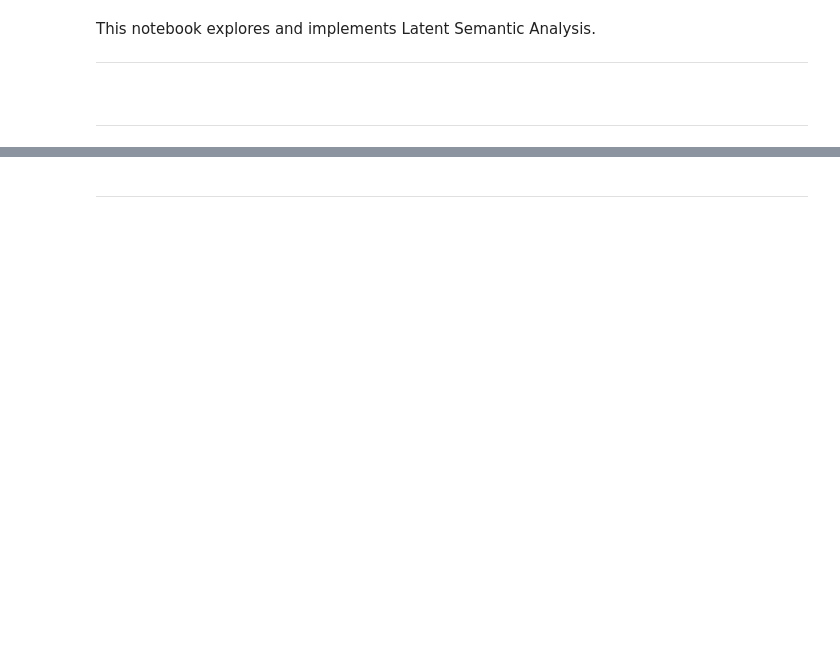
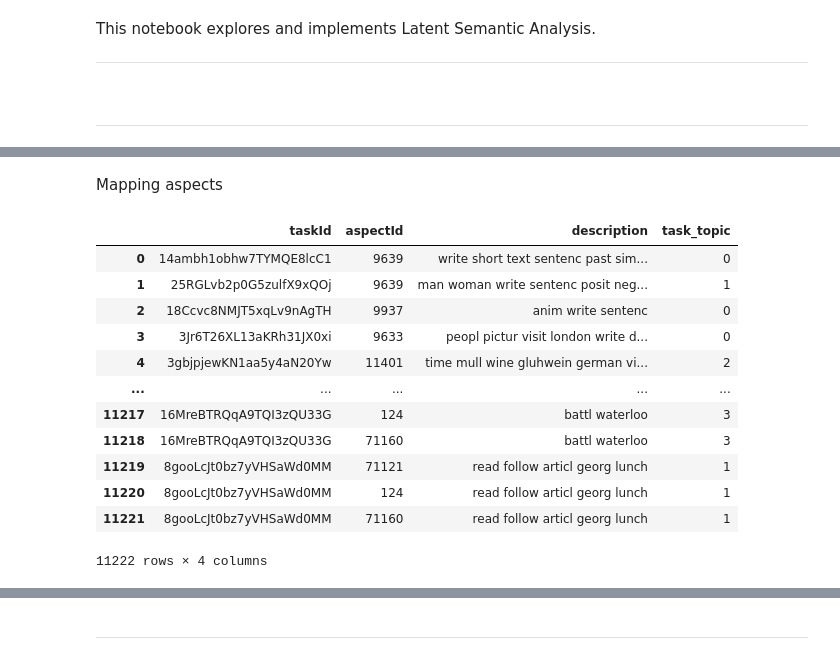
Before and after one commit to ghalifaten/master_thesis, a Jupyter notebook: 7_LSA.ipynb, the cells around one changed output, grey strips where cells are left out. Drawn from its saved outputs; the diff is of its cells as text; code cells hidden in the pictures; blank space fills up the shorter version.

```diff
--- a/7_LSA.ipynb
+++ b/7_LSA.ipynb
@@ -85,14 +93,8 @@ test_text
+# %%
+(tfidf_vectorizer, svd, normalizer, lsa_output, topics) = best_model
 # %%
-# Transform test text to LSA space
-test_text_lsa_normalized = transform_text(test_text, tfidf_vectorizer, svd, normalizer)
-
 # Transform topics to LSA space
 list_topics_normalized = []
 for topic in topics:
-    list_topics_normalized.append(transform_text(topic, tfidf_vectorizer, svd, normalizer)[0].tolist())
+    list_topics_normalized.append(transform_text(" ".join(topic), tfidf_vectorizer, svd, normalizer)[0].tolist())
     topics_lsa_normalized = np.array(list_topics_normalized)
-
-# Assign topic to test text
-most_similar_topic_index = assign_topic_to_text(test_text_lsa_normalized, topics_lsa_normalized)
-
-print(f"{topics[most_similar_topic_index]}")
@@ -100,0 +101,6 @@ Topic 1: like | name | rise | societi | mean
+# %%
+# Assign a topic to each task of df
+
+df_task_topic = df[["taskId","description"]]
+df_task_topic["task_topic"] = df_task_topic["description"].apply(lambda text: assign_topic_to_text(text, topics_lsa_normalized))
+# df_task_topic.head()
@@ -100,0 +160,2 @@ Topic 1: like | name | rise | societi | mean
+# %% [markdown]
+Mapping aspects
@@ -100,0 +165,17 @@ Topic 1: like | name | rise | societi | mean
+# %%
+df_task_aspects = pd.merge(df_task_aspects, df_task_topic, on="taskId", how="inner")
+df_task_aspects
+# %% [output]
+|  | taskId | aspectId | description | task_topic |
+| 0 | 14ambh1obhw7TYMQE8lcC1 | 9639 | write short text sentenc past sim... | 0 |
+| 1 | 25RGLvb2p0G5zulfX9xQOj | 9639 | man woman write sentenc posit neg... | 1 |
+| 2 | 18Ccvc8NMJT5xqLv9nAgTH | 9937 | anim write sentenc | 0 |
+| 3 | 3Jr6T26XL13aKRh31JX0xi | 9633 | peopl pictur visit london write d... | 0 |
+| 4 | 3gbjpjewKN1aa5y4aN20Yw | 11401 | time mull wine gluhwein german vi... | 2 |
+| ... | ... | ... | ... | ... |
+| 11217 | 16MreBTRQqA9TQI3zQU33G | 124 | battl waterloo | 3 |
+| 11218 | 16MreBTRQqA9TQI3zQU33G | 71160 | battl waterloo | 3 |
+| 11219 | 8gooLcJt0bz7yVHSaWd0MM | 71121 | read follow articl georg lunch | 1 |
+| 11220 | 8gooLcJt0bz7yVHSaWd0MM | 124 | read follow articl georg lunch | 1 |
+| 11221 | 8gooLcJt0bz7yVHSaWd0MM | 71160 | read follow articl georg lunch | 1 |
+11222 rows × 4 columns
```
Also changed, not shown: parts of 38 cells of this notebook, 17 other files.
